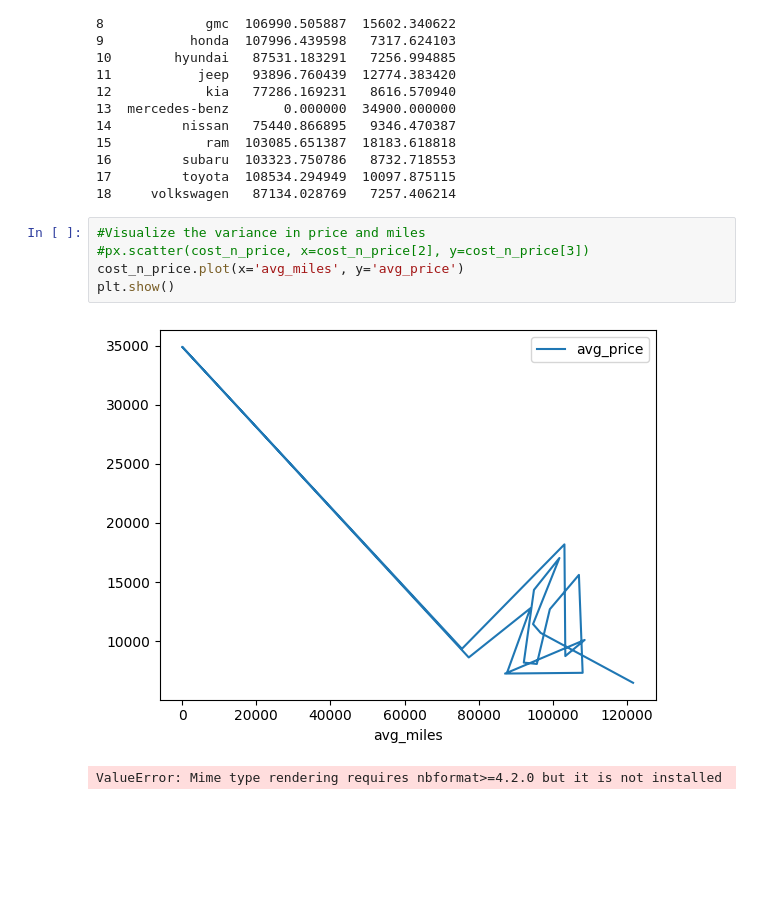
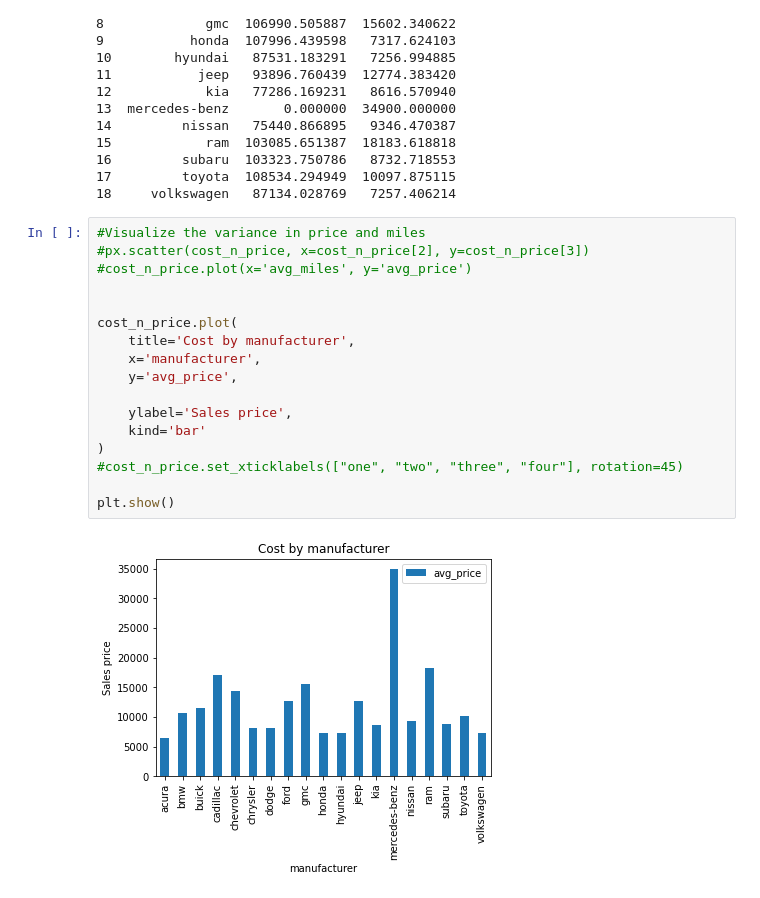
Before and after one commit to imnatec/proj_one, a Jupyter notebook: notebooks/EDA.ipynb, the cells around one changed output. Cells and saved outputs as stored; diff of their text form; blank space fills up the shorter version.

```diff
--- a/notebooks/EDA.ipynb
+++ b/notebooks/EDA.ipynb
@@ -120,8 +119,19 @@ print(cost_n_price)
 # %%
 #Visualize the variance in price and miles
 #px.scatter(cost_n_price, x=cost_n_price[2], y=cost_n_price[3])
-cost_n_price.plot(x='avg_miles', y='avg_price')
+#cost_n_price.plot(x='avg_miles', y='avg_price')
+
+
+cost_n_price.plot(
+    title='Cost by manufacturer',
+    x='manufacturer',
+    y='avg_price',
+
+    ylabel='Sales price',
+    kind='bar'
+)
+#cost_n_price.set_xticklabels(["one", "two", "three", "four"], rotation=45)
+
 plt.show()
 # %% [output]
-[figure, old version]
+[figure, new version]
-ValueError: Mime type rendering requires nbformat>=4.2.0 but it is not installed
```
Also changed, not shown: parts of 29 cells of this notebook.
